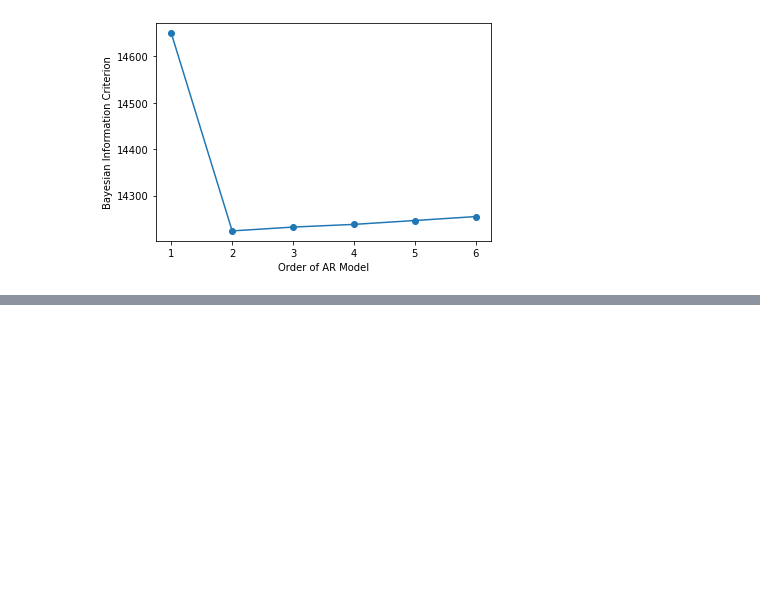
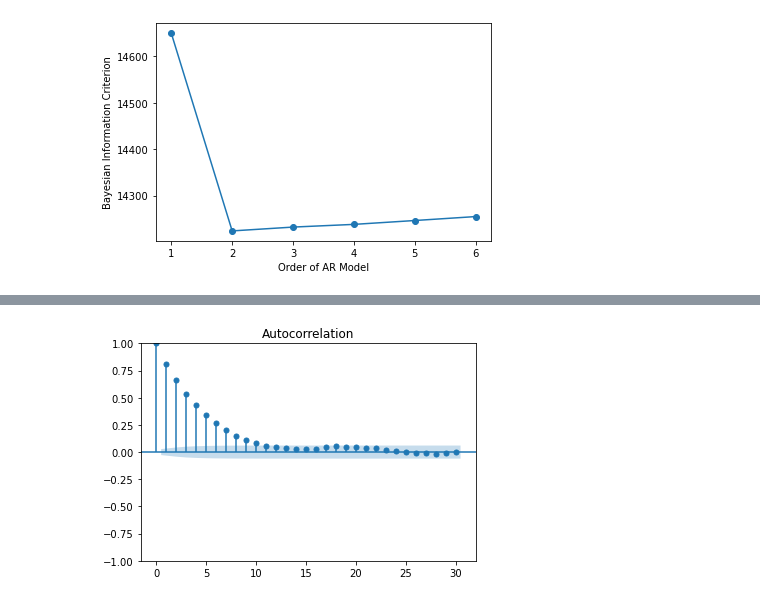
Before and after one commit to bearloop/learning-resources, a Jupyter notebook: 24_time_series_analysis.ipynb, the cells around one changed output, grey strips where cells are left out. Cells and saved outputs as stored; diff of their text form; code cells hidden in the pictures; blank space fills up the shorter version.

```diff
--- a/24_time_series_analysis.ipynb
+++ b/24_time_series_analysis.ipynb
@@ -528,0 +620,14 @@ plt.show()
+# %%
+# Build a list MA parameters
+ma = [.8**i for i in range(30)]
+
+# Simulate the MA(30) model
+ar = np.array([1])
+AR_object = ArmaProcess(ar, ma)
+simulated_data = AR_object.generate_sample(nsample=5000)
+
+# Plot the ACF
+plot_acf(simulated_data, lags=30)
+plt.show()
+# %% [output]
+[figure, added]
```
Also changed, not shown: parts of 16 cells of this notebook, 1 other file.
